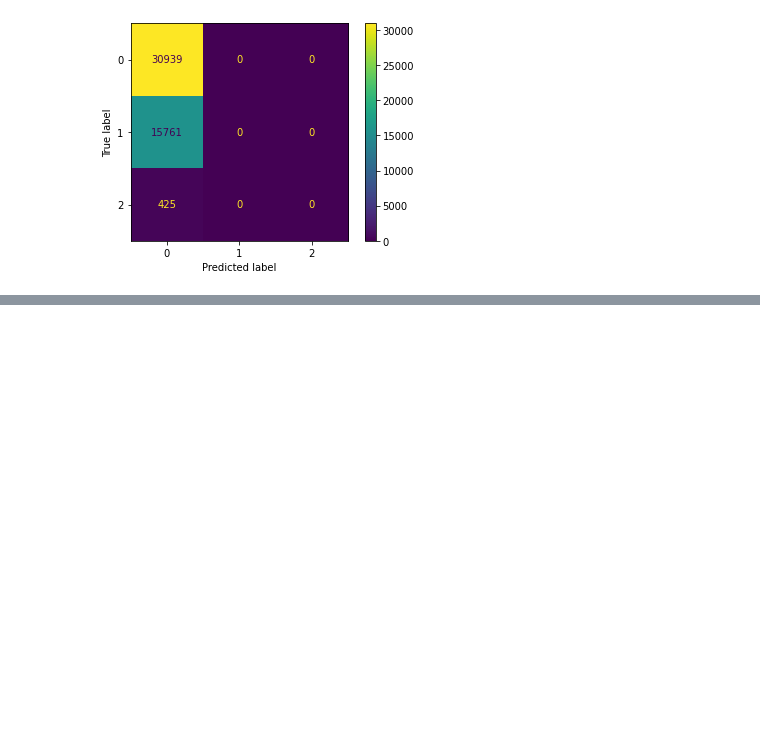
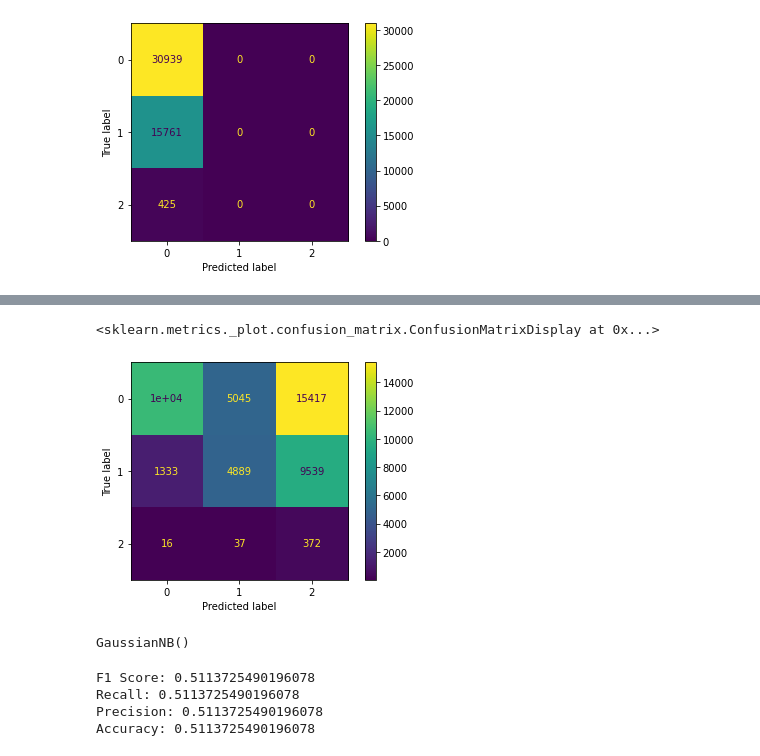
Before and after one commit to tianiachan/IdentifyingAirBnBsinSantaClara, a Jupyter notebook: Data670_Identifying_AirBnBs.ipynb, the cells around one changed output, grey strips where cells are left out. Drawn from its saved outputs; the diff is of its cells as text; code cells hidden in the pictures; blank space fills up the shorter version.

```diff
--- a/Data670_Identifying_AirBnBs.ipynb
+++ b/Data670_Identifying_AirBnBs.ipynb
@@ -844,2 +856,5 @@ y_predCNNB = clfCNNB.predict(x_test_1)
+# %%
+#evaluate
+y_predNB = nbmodel.predict(x_test)
 # %%
 #accuracy
@@ -856,0 +877,13 @@ print("Accuracy:", accuracyCNN)
+# %%
+#confusion matrix
+cmNB = confusion_matrix(y_test,y_predNB)
+ConfusionMatrixDisplay(confusion_matrix = cmNB).plot()
+# %% [output]
+<sklearn.metrics._plot.confusion_matrix.ConfusionMatrixDisplay at 0x...>
+[figure, added]
+# %%
+#compare to balanced data
+nbmodelB = GaussianNB()
+nbmodelB.fit(x_train_1, y_train_1)
+# %% [output]
+GaussianNB()
@@ -856,0 +893,18 @@ print("Accuracy:", accuracyCNN)
+# %%
+#accuracy
+accuracyNBB = accuracy_score(y_test_1,y_predNBB)
+#precision
+precisionNBB = precision_score (y_test_1, y_predNBB, average = "micro")
+#recall
+recallNBB = recall_score(y_test_1, y_predNBB, average = "micro")
+#f1 score
+f1NBB = f1_score (y_test_1,y_predNBB, average = "micro")
+print("F1 Score:", f1NBB)
+print("Recall:", recallNBB)
+print("Precision:",  precisionNBB)
+print("Accuracy:", accuracyNBB)
+# %% [output]
+F1 Score: 0.5113725490196078
+Recall: 0.5113725490196078
+Precision: 0.5113725490196078
+Accuracy: 0.5113725490196078
```
Also changed, not shown: parts of 42 cells of this notebook.
